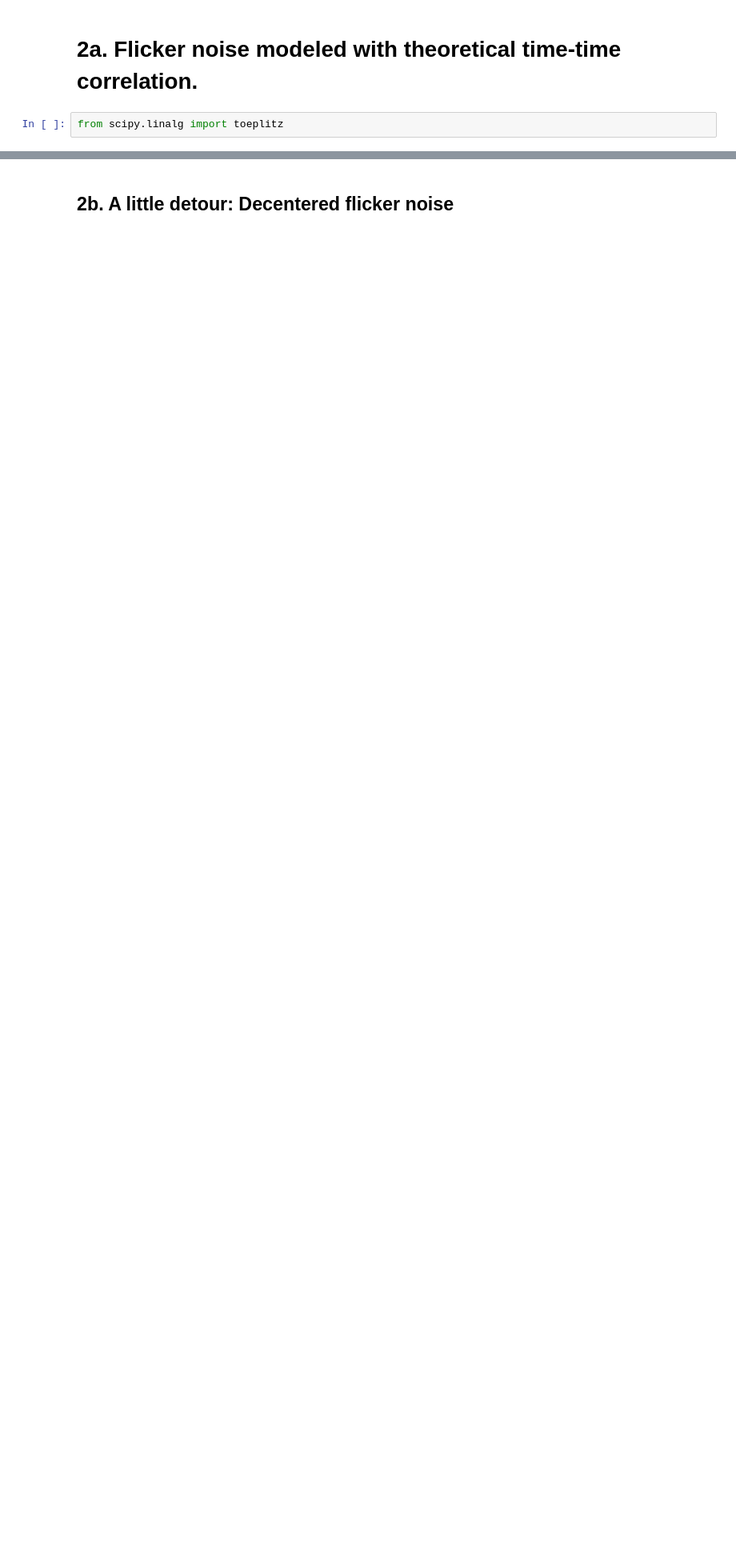
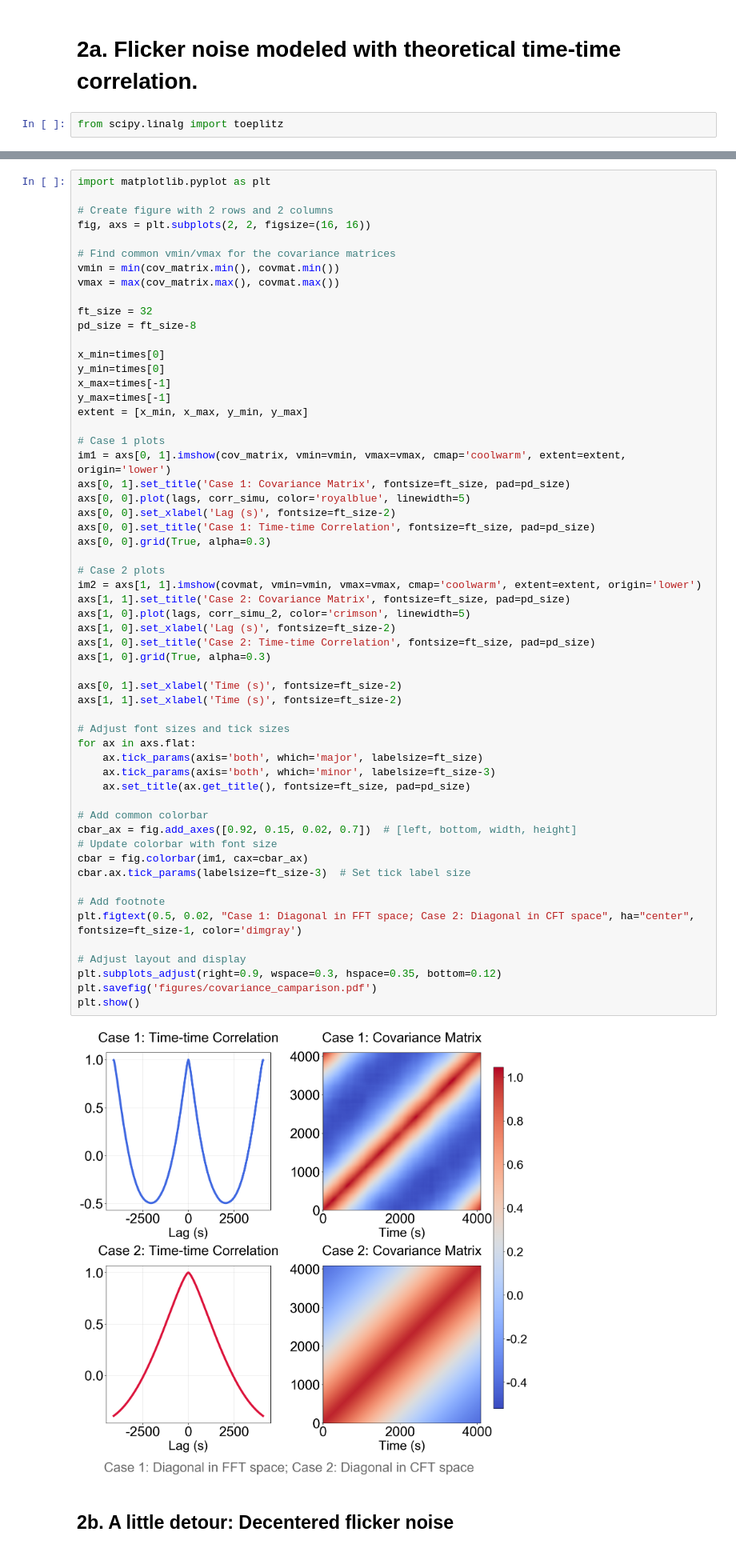
Before and after one commit to zzhang0123/hydra-tod, a Jupyter notebook: demonstration.ipynb, the cells around one changed output, grey strips where cells are left out. Shown at 80% size. Cells and saved outputs as stored; diff of their text form; blank space fills up the shorter version.

```diff
--- a/demonstration.ipynb
+++ b/demonstration.ipynb
@@ -179,3 +188,62 @@ plt.grid()
+# %%
+import matplotlib.pyplot as plt
+
+# Create figure with 2 rows and 2 columns
+fig, axs = plt.subplots(2, 2, figsize=(16, 16))
+
+# Find common vmin/vmax for the covariance matrices
+vmin = min(cov_matrix.min(), covmat.min())
+vmax = max(cov_matrix.max(), covmat.max())
+
+ft_size = 32
+pd_size = ft_size-8
+
+x_min=times[0]
+y_min=times[0]
+x_max=times[-1]
+y_max=times[-1]
+extent = [x_min, x_max, y_min, y_max]
+
+# Case 1 plots
+im1 = axs[0, 1].imshow(cov_matrix, vmin=vmin, vmax=vmax, cmap='coolwarm', extent=extent, origin='lower')
+axs[0, 1].set_title('Case 1: Covariance Matrix', fontsize=ft_size, pad=pd_size)
+axs[0, 0].plot(lags, corr_simu, color='royalblue', linewidth=5)
+axs[0, 0].set_xlabel('Lag (s)', fontsize=ft_size-2)
+axs[0, 0].set_title('Case 1: Time-time Correlation', fontsize=ft_size, pad=pd_size)
+axs[0, 0].grid(True, alpha=0.3)
+
+# Case 2 plots
+im2 = axs[1, 1].imshow(covmat, vmin=vmin, vmax=vmax, cmap='coolwarm', extent=extent, origin='lower')
+axs[1, 1].set_title('Case 2: Covariance Matrix', fontsize=ft_size, pad=pd_size)
+axs[1, 0].plot(lags, corr_simu_2, color='crimson', linewidth=5)
+axs[1, 0].set_xlabel('Lag (s)', fontsize=ft_size-2)
+axs[1, 0].set_title('Case 2: Time-time Correlation', fontsize=ft_size, pad=pd_size)
+axs[1, 0].grid(True, alpha=0.3)
+
+axs[0, 1].set_xlabel('Time (s)', fontsize=ft_size-2)
+axs[1, 1].set_xlabel('Time (s)', fontsize=ft_size-2)
+
+# Adjust font sizes and tick sizes
+for ax in axs.flat:
+    ax.tick_params(axis='both', which='major', labelsize=ft_size)
+    ax.tick_params(axis='both', which='minor', labelsize=ft_size-3)
+    ax.set_title(ax.get_title(), fontsize=ft_size, pad=pd_size)
+
+# Add common colorbar
+cbar_ax = fig.add_axes([0.92, 0.15, 0.02, 0.7])  # [left, bottom, width, height]
+# Update colorbar with font size
+cbar = fig.colorbar(im1, cax=cbar_ax)
+cbar.ax.tick_params(labelsize=ft_size-3)  # Set tick label size
+
+# Add footnote
+plt.figtext(0.5, 0.02, "Case 1: Diagonal in FFT space; Case 2: Diagonal in CFT space", ha="center", fontsize=ft_size-1, color='dimgray')
+
+# Adjust layout and display
+plt.subplots_adjust(right=0.9, wspace=0.3, hspace=0.35, bottom=0.12)
+plt.savefig('figures/covariance_camparison.pdf')
+plt.show()
+# %% [output]
+[figure, added]
 # %% [markdown]
 ## **2b.** A little detour: Decentered flicker noise
 # %%
```
Also changed, not shown: parts of 14 cells of this notebook, 35 other files.
